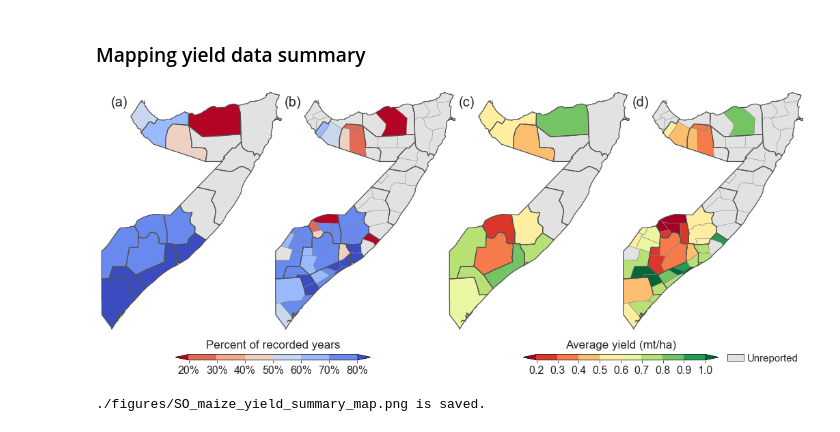
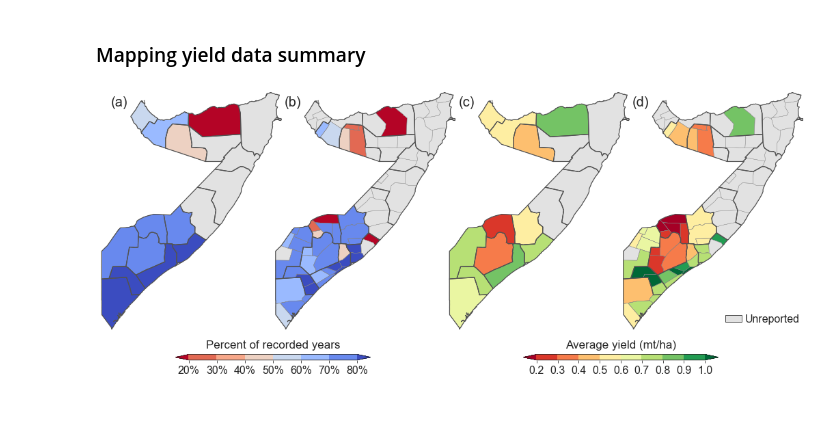
Before and after one commit to gnodnooh/CropDataMining, a Jupyter notebook: 01_CropDataPrep.ipynb, the cells around one changed output. Saved outputs shown, nothing was run; the diff lists cells and outputs as text; code cells hidden in the pictures.

```diff
--- a/01_CropDataPrep.ipynb
+++ b/01_CropDataPrep.ipynb
@@ -282,35 +282,34 @@ for i in [1,3]:
                                          boundaries=boundaries1,
                                          extend='both',
                                          extendfrac=0.08,
                                          ticks = ticks1,
                                          spacing='uniform',
                                          orientation='horizontal')
         cbar.ax.set_xticklabels(['%.f%%'%lb for lb in np.array(bounds1)*100], fontname='arial', fontsize=16)
         label = figlabel[0]
     else:
         cbar = mpl.colorbar.ColorbarBase(cax, cmap=cmap2, norm=norm2,
                                          boundaries=boundaries2,
                                          extend='both',
                                          extendfrac=0.08,
                                          ticks = ticks2,
                                          spacing='uniform',
                                          orientation='horizontal')
         cbar.ax.set_xticklabels(['%.1f'%lb for lb in np.array(bounds2)], fontname='arial', fontsize=16)
         label = figlabel[1]
     cbar.set_label(label, labelpad=-52,
                    fontname='arial', fontsize=17,
                    horizontalalignment='center')
 
 # Colorbar for the unreported districts
-cax2 = inset_axes(ax, width="46%", height="3.5%", bbox_to_anchor=(0.47, -0.905, 0.2, 0.8),bbox_transform=ax.transAxes,borderpad=0)
+cax2 = inset_axes(ax, width="46%", height="3.5%", bbox_to_anchor=(0.46, -0.74, 0.2, 0.8),bbox_transform=ax.transAxes,borderpad=0)
 cbar2 = mpl.colorbar.ColorbarBase(cax2, cmap=ListedColormap('#E2E2E2'),ticks=[], orientation='horizontal')
-cbar2.ax.text(1.2,0,'Unreported',fontname='arial', fontsize=15)
+cbar2.ax.text(1.2,0,'Unreported',fontname='arial', fontsize=16)
 plt.show()
 
 # Save a figure
-if True:
+if False:
     fn_save = './figures/SO_maize_yield_summary_map.png'
     fig.savefig(fn_save, bbox_inches='tight'); print('%s is saved.' % fn_save)
 # %% [output]
-[figure, old version]
+[figure, new version]
-./figures/SO_maize_yield_summary_map.png is saved.
```
Also changed, not shown: 1 other file.
